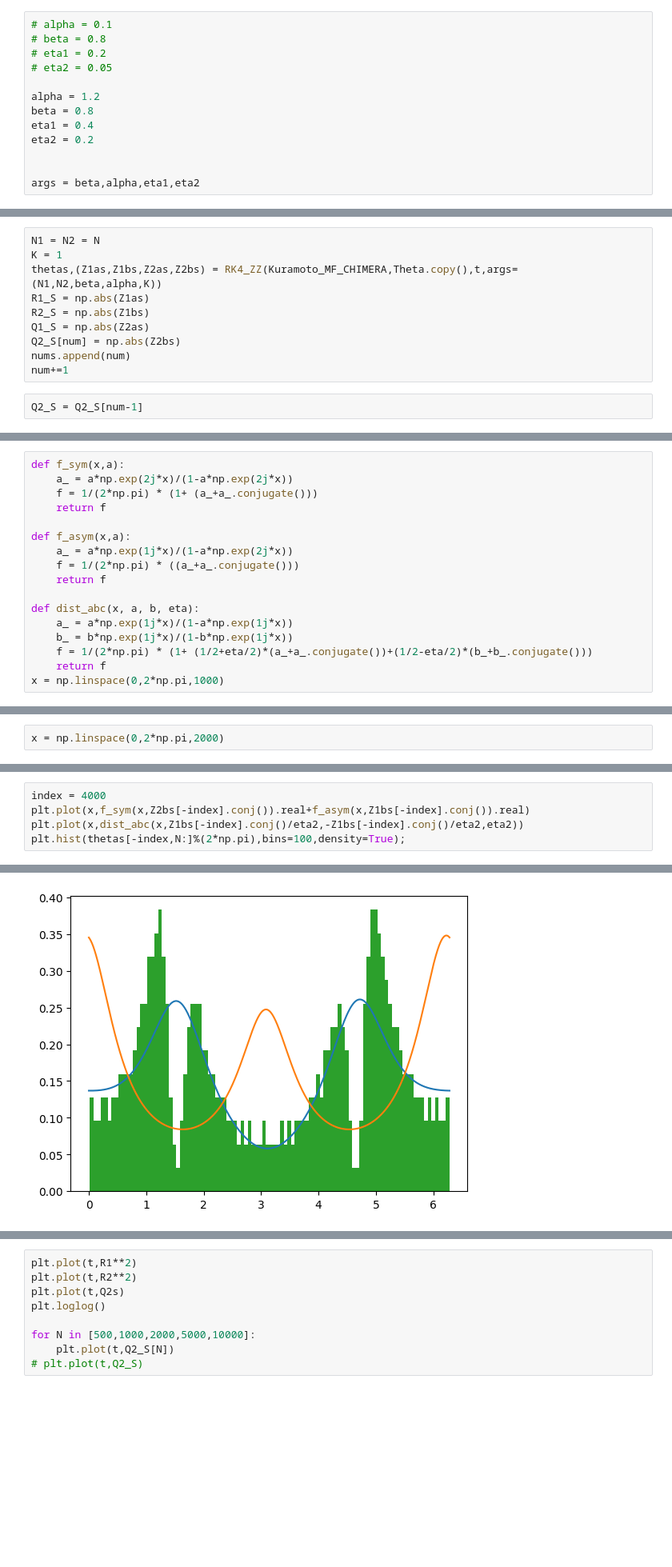
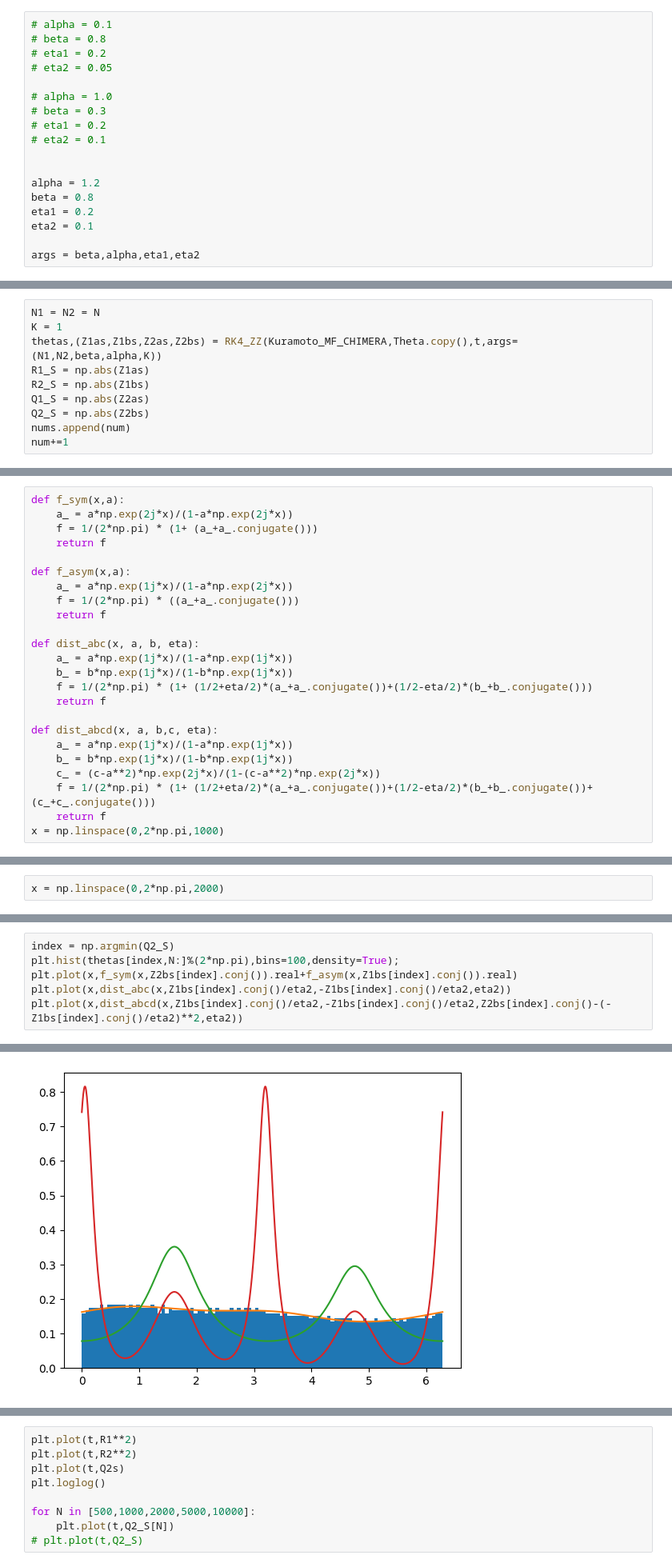
Before and after one commit to Gug-Young/Active_Rotator, a Jupyter notebook: 240816 Check with MF.ipynb, the cells around one changed output, grey strips where cells are left out. Shown at 80% size. Cells and saved outputs as stored; diff of their text form; blank space fills up the shorter version.

```diff
--- a/240816 Check with MF.ipynb
+++ b/240816 Check with MF.ipynb
@@ -322,11 +322,16 @@ def Kuramoto_MF_CHIMERA(Theta,t,Na,Nb,beta,alpha,K):
 # eta1 = 0.2
 # eta2 = 0.05
 
+# alpha = 1.0
+# beta = 0.3
+# eta1 = 0.2
+# eta2 = 0.1
+
+
 alpha = 1.2
 beta = 0.8
-eta1 = 0.4
-eta2 = 0.2
-
+eta1 = 0.2
+eta2 = 0.1
 
 args = beta,alpha,eta1,eta2
 # %%
@@ -610,9 +641,7 @@ thetas,(Z1as,Z1bs,Z2as,Z2bs) = RK4_ZZ(Kuramoto_MF_CHIMERA,Theta.copy(),t,args=(N
 R1_S = np.abs(Z1as)
 R2_S = np.abs(Z1bs)
 Q1_S = np.abs(Z2as)
-Q2_S[num] = np.abs(Z2bs)
+Q2_S = np.abs(Z2bs)
 nums.append(num)
 num+=1
-# %%
-Q2_S = Q2_S[num-1]
 # %%
@@ -1086,6 +1139,13 @@ def dist_abc(x, a, b, eta):
     b_ = b*np.exp(1j*x)/(1-b*np.exp(1j*x))
     f = 1/(2*np.pi) * (1+ (1/2+eta/2)*(a_+a_.conjugate())+(1/2-eta/2)*(b_+b_.conjugate()))
     return f
+
+def dist_abcd(x, a, b,c, eta):
+    a_ = a*np.exp(1j*x)/(1-a*np.exp(1j*x))
+    b_ = b*np.exp(1j*x)/(1-b*np.exp(1j*x))
+    c_ = (c-a**2)*np.exp(2j*x)/(1-(c-a**2)*np.exp(2j*x))
+    f = 1/(2*np.pi) * (1+ (1/2+eta/2)*(a_+a_.conjugate())+(1/2-eta/2)*(b_+b_.conjugate())+(c_+c_.conjugate()))
+    return f
 x = np.linspace(0,2*np.pi,1000)
 # %%
 Z2bs[-1000].conj()
@@ -1107,8 +1167,9 @@ plt.xlim(4500,5000)
 (4500.0, 5000.0)
 [figure]
 # %%
-index = 4000
-plt.plot(x,f_sym(x,Z2bs[-index].conj()).real+f_asym(x,Z1bs[-index].conj()).real)
-plt.plot(x,dist_abc(x,Z1bs[-index].conj()/eta2,-Z1bs[-index].conj()/eta2,eta2))
-plt.hist(thetas[-index,N:]%(2*np.pi),bins=100,density=True);
+index = np.argmin(Q2_S)
+plt.hist(thetas[index,N:]%(2*np.pi),bins=100,density=True);
+plt.plot(x,f_sym(x,Z2bs[index].conj()).real+f_asym(x,Z1bs[index].conj()).real)
+plt.plot(x,dist_abc(x,Z1bs[index].conj()/eta2,-Z1bs[index].conj()/eta2,eta2))
+plt.plot(x,dist_abcd(x,Z1bs[index].conj()/eta2,-Z1bs[index].conj()/eta2,Z2bs[index].conj()-(-Z1bs[index].conj()/eta2)**2,eta2))
 # %% [output]
@@ -1115 +1177 @@ plt.hist(thetas[-index,N:]%(2*np.pi),bins=100,density=True);
-[figure, old version]
+[figure, new version]
```
Also changed, not shown: parts of 38 cells of this notebook, 2 other files.
